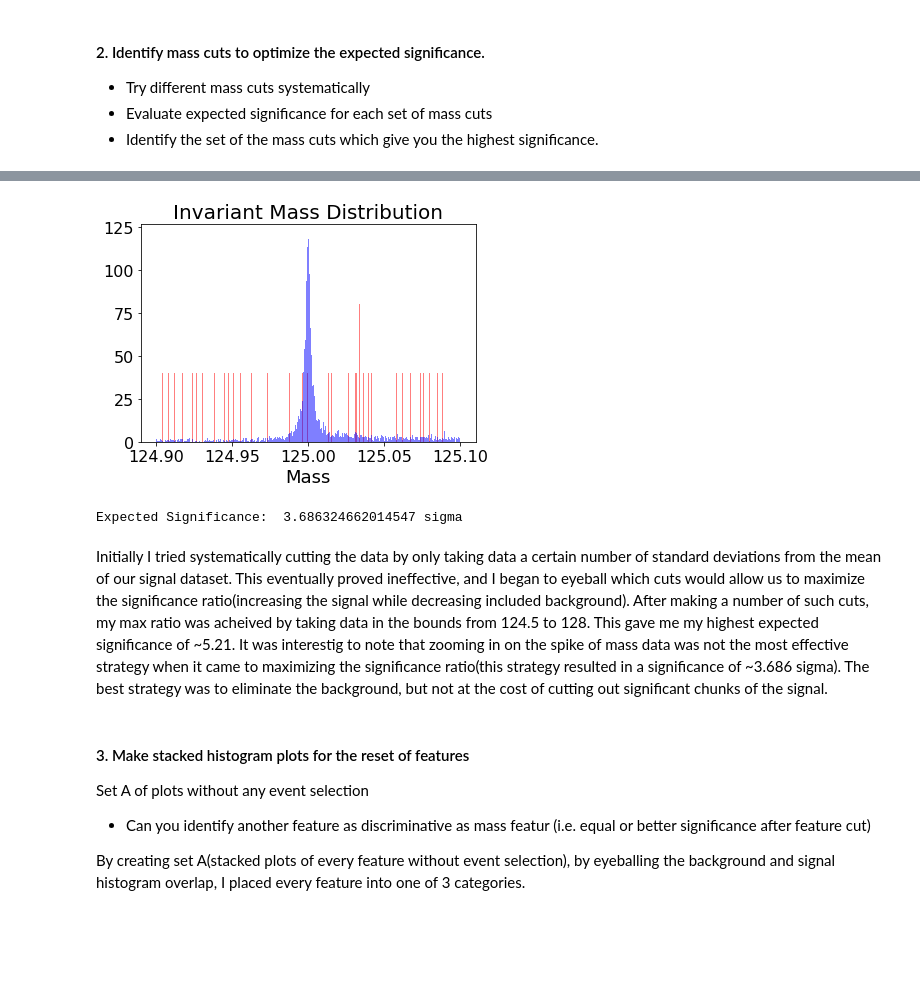
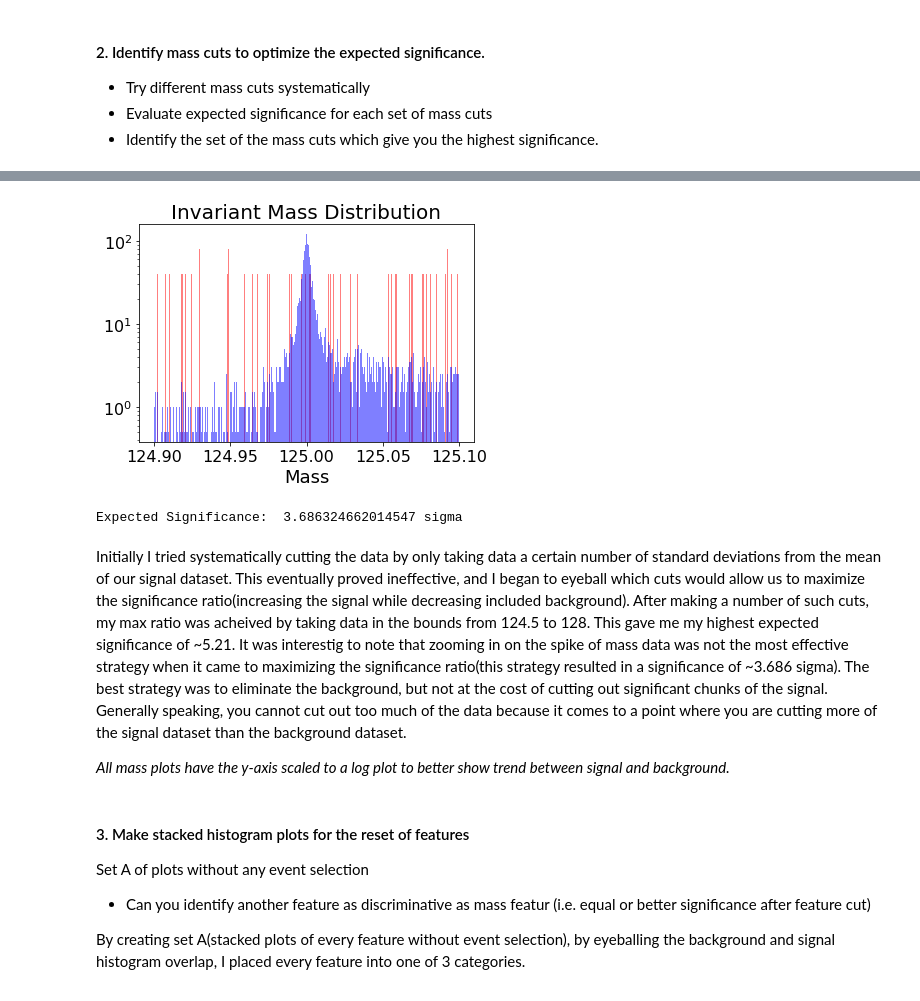
Before and after one commit to IgorBanin/Phys434, a Jupyter notebook: lab7.ipynb, the cells around one changed output, grey strips where cells are left out. Saved outputs shown, nothing was run; the diff lists cells and outputs as text; code cells hidden in the pictures; blank space fills up the shorter version.

```diff
--- a/lab7.ipynb
+++ b/lab7.ipynb
@@ -150,28 +154,31 @@ Expected Significance:  5.211531599621536 sigma
 # %%
 bottom = 124.9
 upper = 125.1
 
 background1 = list(filter(lambda a: a >= bottom and a <= upper, qcd['mass'][:]))
 cut1 = list(filter(lambda a: a >= bottom and a <= upper, higgs['mass'][:]))
 
 plt.hist(background1[:], bins, alpha=0.5, color="red", density = True)
 plt.hist(cut1[:] , bins, alpha=0.5, density = True, color="blue")
 
 plt.tick_params(labelsize = 16)
 plt.xlabel('Mass', fontsize=18)
 plt.title('Invariant Mass Distribution', fontsize=20)
+plt.yscale("log")
 plt.show()
 
 nhiggs = (sum(cut1[:]) / sum(higgs['mass'][:]))*50
 #print(nhiggs)
 nqcd_root = ((sum(background1[:])/sum(qcd['mass'][:]))*2000)**(0.5)
 ratio = nhiggs / nqcd_root
 print("Expected Significance: ", ratio, "sigma")
 # %% [output]
-[figure, old version]
+[figure, new version]
 Expected Significance:  3.686324662014547 sigma
 # %% [markdown]
-Initially I tried systematically cutting the data by only taking data a certain number of standard deviations from the mean of our signal dataset. This eventually proved ineffective, and I began to eyeball which cuts would allow us to maximize the significance ratio(increasing the signal while decreasing included background). After making a number of such cuts, my max ratio was acheived by taking data in the bounds from 124.5 to 128. This gave me my highest expected significance of ~5.21. It was interestig to note that zooming in on the spike of mass data was not the most effective strategy when it came to maximizing the significance ratio(this strategy resulted in a significance of ~3.686 sigma). The best strategy was to eliminate the background, but not at the cost of cutting out significant chunks of the signal.
+Initially I tried systematically cutting the data by only taking data a certain number of standard deviations from the mean of our signal dataset. This eventually proved ineffective, and I began to eyeball which cuts would allow us to maximize the significance ratio(increasing the signal while decreasing included background). After making a number of such cuts, my max ratio was acheived by taking data in the bounds from 124.5 to 128. This gave me my highest expected significance of ~5.21. It was interestig to note that zooming in on the spike of mass data was not the most effective strategy when it came to maximizing the significance ratio(this strategy resulted in a significance of ~3.686 sigma). The best strategy was to eliminate the background, but not at the cost of cutting out significant chunks of the signal. Generally speaking, you cannot cut out too much of the data because it comes to a point where you are cutting more of the signal dataset than the background dataset.
+
+*All mass plots have the y-axis scaled to a log plot to better show trend between signal and background.*
 # %% [markdown]
 #### 3. Make stacked histogram plots for the reset of features
 
```
Also changed, not shown: parts of 73 cells of this notebook.
